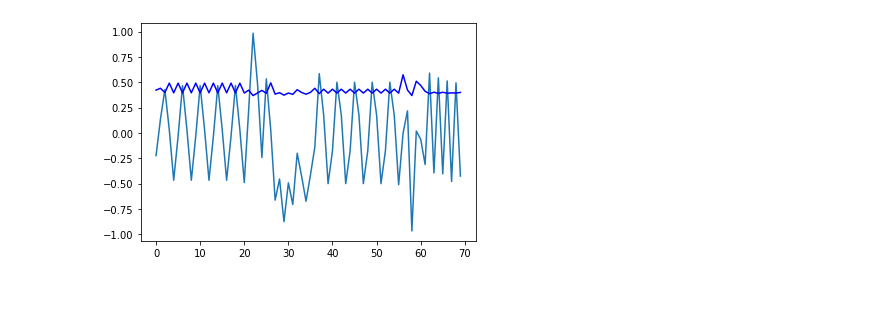
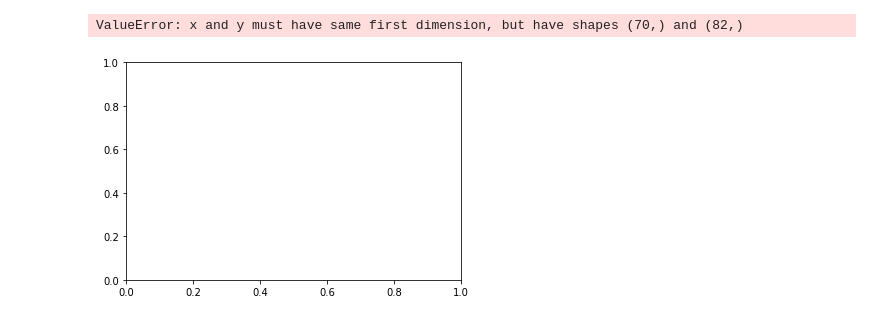
Before and after one commit to adrian13579/discrete-shapelet-transform, a Jupyter notebook: notebooks/1D_signal_example.ipynb, the cells around one changed output. Saved outputs shown, nothing was run; the diff lists cells and outputs as text; code cells hidden in the pictures; blank space fills up the shorter version.

```diff
--- a/notebooks/1D_signal_example.ipynb
+++ b/notebooks/1D_signal_example.ipynb
@@ -18,0 +12,4 @@ myWavelet = pywt.Wavelet(name="myWavelet", filter_bank=filter_bank)
+# %%
+pattern = [0.20, 0.50, 0.45, 0.85, 0.80, -0.75, 0.25, 0.20, 0.55]
+plt.plot(np.arange(0,len(pattern),1),pattern)
+plt.show()
@@ -30,18 +49,13 @@ plt.show()
 # %%
-# y = [1,2,3,4,5,6]
-# db1 = pywt.Wavelet(name = 'db1')
-# (cA, cD) = pywt.dwt(y, 'db1')
-# (cA1, cD1) = pywt.dwt(y, myWavelet)
 (cA, cD) = pywt.dwt(y, myWavelet)
-# cA = pywt.downcoef('a', y, myWavelet)
+y = np.concatenate([cA,cD])
 
-y_ = [i for i in cD]
-y_ += [i for i in cA]
 alpha = 0.1
-y_1 = [math.exp(-(np.abs(y_[i])**alpha)) for i in range(len(y_))]
-x_ = [i for i in range(70)]
-plt.plot(x_, y_)
-plt.plot(x_, y_1, 'b-')
+s = [math.exp(-(np.abs(y_[i])**alpha)) for i in range(len(y_))]
+x = [i for i in range(70)]
+plt.plot(x, y)
+plt.plot(x, s, 'b-')
 plt.show()
 # %% [output]
+ValueError: x and y must have same first dimension, but have shapes (70,) and (82,)
-[figure, old version]
+[figure, new version]
```
Also changed, not shown: parts of 6 cells of this notebook, 2 other files.
